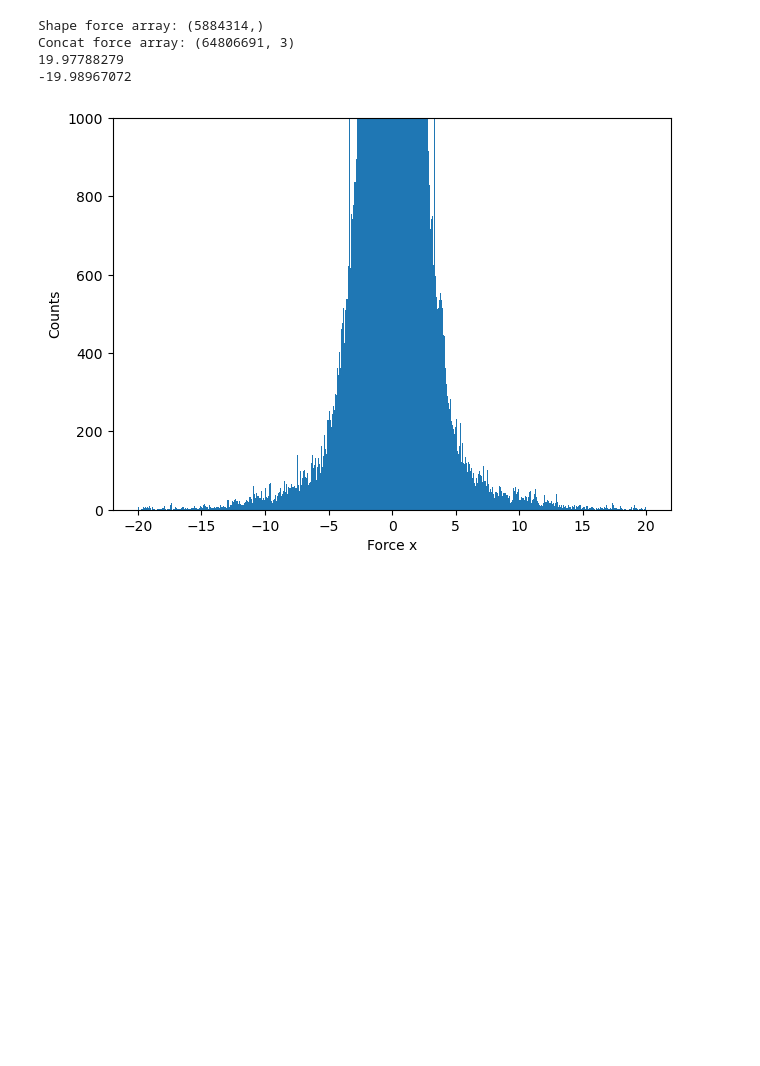
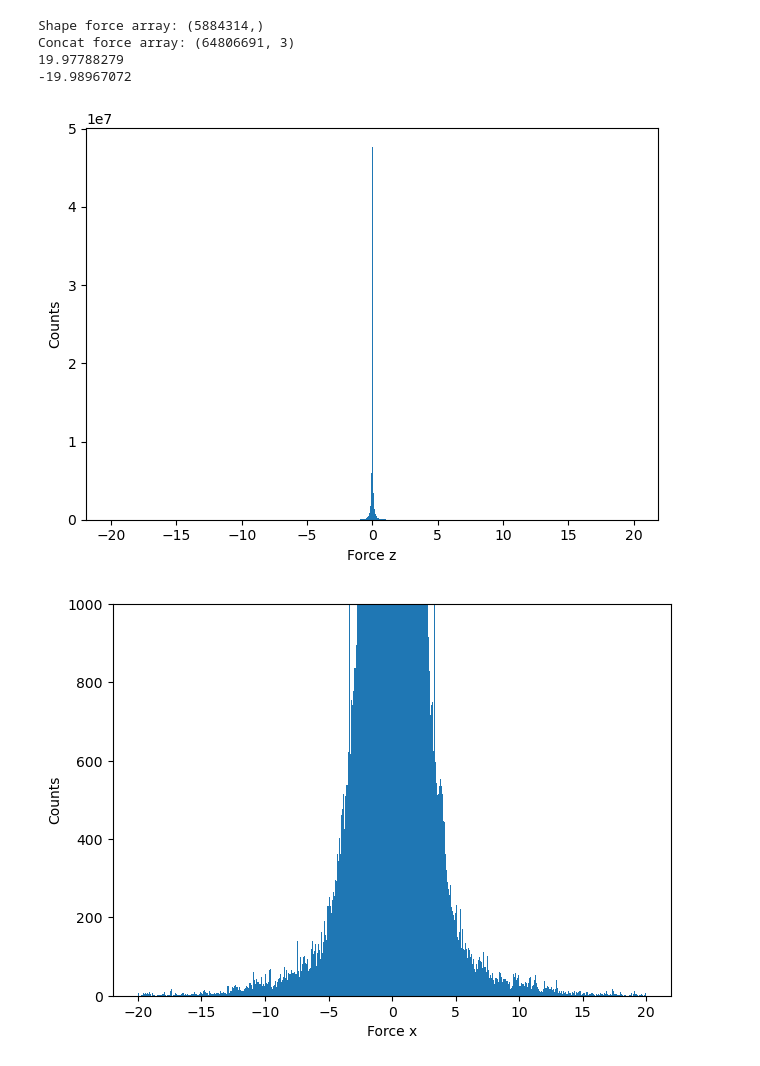
Before and after one commit to fabianjaeger1/Universal_Force_Fields, a Jupyter notebook: stat_data.ipynb, the cells around one changed output. Saved outputs shown, nothing was run; the diff lists cells and outputs as text; code cells hidden in the pictures; blank space fills up the shorter version.

```diff
--- a/stat_data.ipynb
+++ b/stat_data.ipynb
@@ -576,6 +595,11 @@ Shape force array: (5884314,)
 Concat force array: (64806691, 3)
 19.97788279
 -19.98967072
+# %%
+forces_arr_z = force_arr_cropped_concat[:,2]
+histogram_1d_forces(forces_arr_z, component = "z", xrange = None, ylim = None)
+# %% [output]
+[figure, added]
 # %%
 forces_arr_x = force_arr_cropped_concat[:,0]
 histogram_1d_forces(forces_arr_x, component = "x", xrange = None, ylim = 1e3)
```
Also changed, not shown: parts of 25 cells of this notebook, 2 other files.
